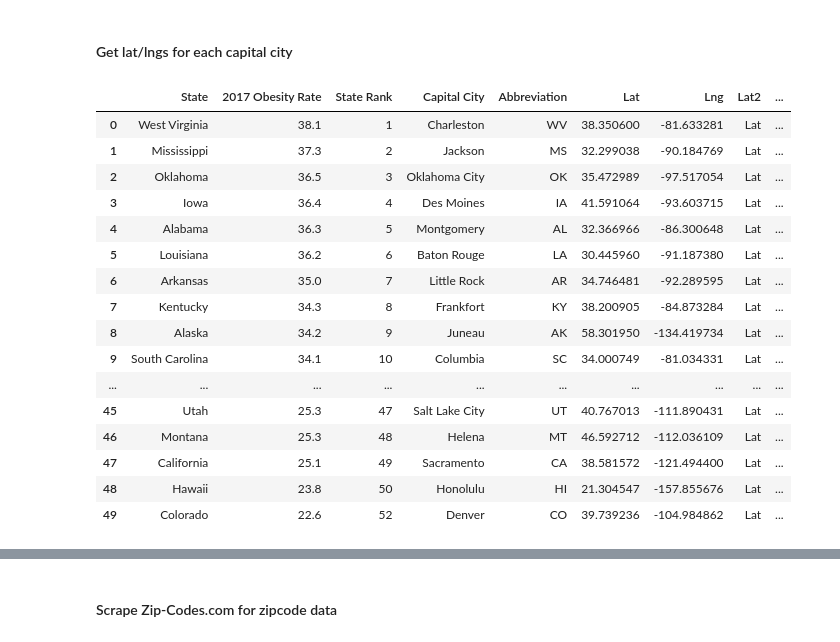
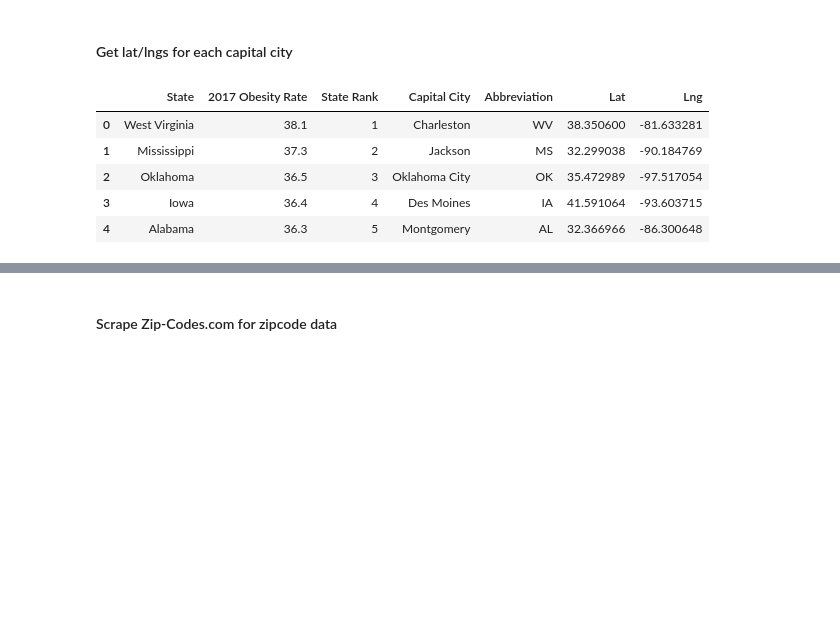
Before and after one commit to amypeniston/data-science-capstone-project, a Jupyter notebook: Week_5_Capstone_Project.ipynb, the cells around one changed output, grey strips where cells are left out. Cells and saved outputs as stored; diff of their text form; code cells hidden in the pictures; blank space fills up the shorter version.

```diff
--- a/Week_5_Capstone_Project.ipynb
+++ b/Week_5_Capstone_Project.ipynb
@@ -277,7 +274,7 @@ obesity_rates_2017.iloc[-3:, :]
 # %% [markdown]
 #### Get lat/lngs for each capital city
 # %%
-def geocode(row):
+def geocode_cities(row):
     geolocator = Nominatim(user_agent="project")
     capital_city = row["Capital City"]
     abbrev = row["Abbreviation"]
@@ -292,22 +284,11 @@ def get_city_lat_lngs():
-# %%
-obesity_rates_2017["Lat2"], obesity_rates_2017["Lng2"] = get_city_lat_lngs()
-obesity_rates_2017
-# %% [output]
-|  | State | 2017 Obesity Rate | State Rank | Capital City | Abbreviation | Lat | Lng | Lat2 | ... |
-| 0 | West Virginia | 38.1 | 1 | Charleston | WV | 38.350600 | -81.633281 | Lat | ... |
-| 1 | Mississippi | 37.3 | 2 | Jackson | MS | 32.299038 | -90.184769 | Lat | ... |
-| 2 | Oklahoma | 36.5 | 3 | Oklahoma City | OK | 35.472989 | -97.517054 | Lat | ... |
-| 3 | Iowa | 36.4 | 4 | Des Moines | IA | 41.591064 | -93.603715 | Lat | ... |
-| 4 | Alabama | 36.3 | 5 | Montgomery | AL | 32.366966 | -86.300648 | Lat | ... |
-| 5 | Louisiana | 36.2 | 6 | Baton Rouge | LA | 30.445960 | -91.187380 | Lat | ... |
-| 6 | Arkansas | 35.0 | 7 | Little Rock | AR | 34.746481 | -92.289595 | Lat | ... |
-| 7 | Kentucky | 34.3 | 8 | Frankfort | KY | 38.200905 | -84.873284 | Lat | ... |
-| 8 | Alaska | 34.2 | 9 | Juneau | AK | 58.301950 | -134.419734 | Lat | ... |
-| 9 | South Carolina | 34.1 | 10 | Columbia | SC | 34.000749 | -81.034331 | Lat | ... |
-| ... | ... | ... | ... | ... | ... | ... | ... | ... | ... |
-| 45 | Utah | 25.3 | 47 | Salt Lake City | UT | 40.767013 | -111.890431 | Lat | ... |
-| 46 | Montana | 25.3 | 48 | Helena | MT | 46.592712 | -112.036109 | Lat | ... |
-| 47 | California | 25.1 | 49 | Sacramento | CA | 38.581572 | -121.494400 | Lat | ... |
-| 48 | Hawaii | 23.8 | 50 | Honolulu | HI | 21.304547 | -157.855676 | Lat | ... |
-| 49 | Colorado | 22.6 | 52 | Denver | CO | 39.739236 | -104.984862 | Lat | ... |
+# %%
+obesity_rates_2017.loc[:, "Lat"], obesity_rates_2017.loc[:, "Lng"] = zip(*obesity_rates_2017.apply(geocode_cities, axis=1).copy())
+obesity_rates_2017.head()
+# %% [output]
+|  | State | 2017 Obesity Rate | State Rank | Capital City | Abbreviation | Lat | Lng |
+| 0 | West Virginia | 38.1 | 1 | Charleston | WV | 38.350600 | -81.633281 |
+| 1 | Mississippi | 37.3 | 2 | Jackson | MS | 32.299038 | -90.184769 |
+| 2 | Oklahoma | 36.5 | 3 | Oklahoma City | OK | 35.472989 | -97.517054 |
+| 3 | Iowa | 36.4 | 4 | Des Moines | IA | 41.591064 | -93.603715 |
+| 4 | Alabama | 36.3 | 5 | Montgomery | AL | 32.366966 | -86.300648 |
 # %%
```
Also changed, not shown: parts of 12 cells of this notebook.
